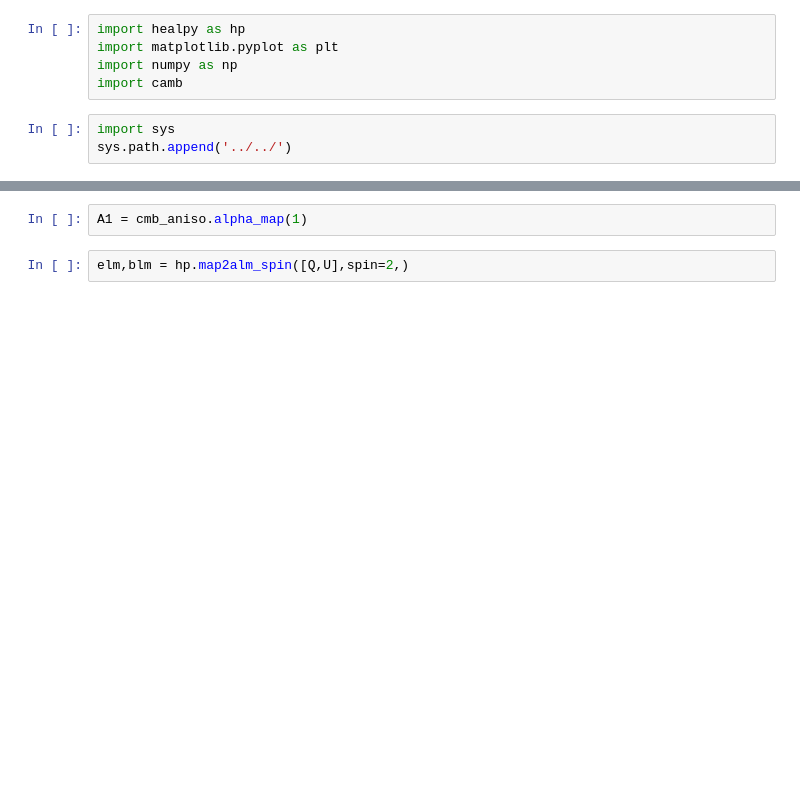
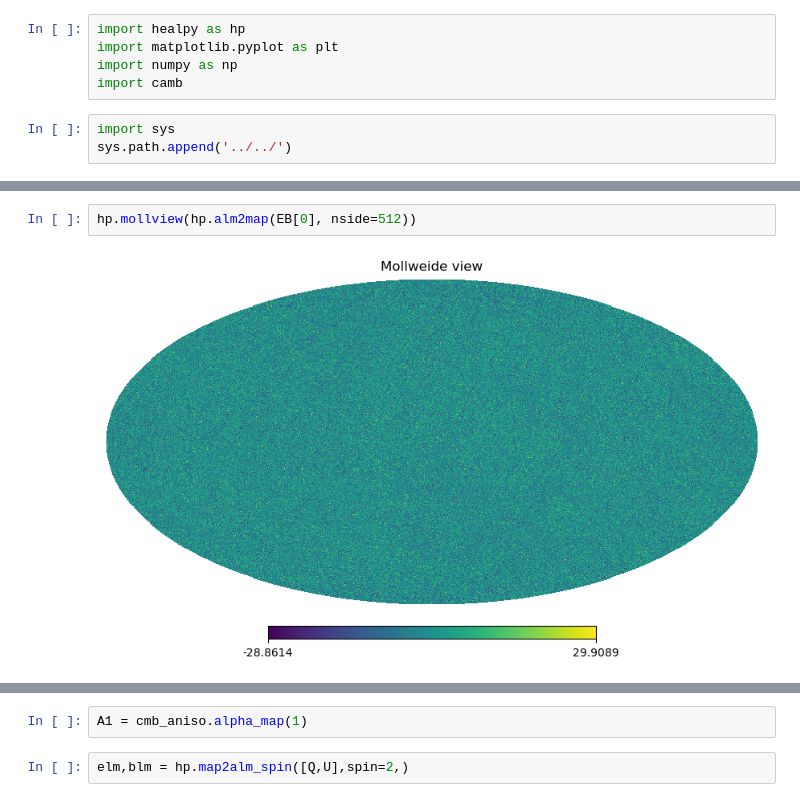
Before and after one commit to antolonappan/cobi, a Jupyter notebook: examples/simulations/aniso.ipynb, the cells around one changed output, grey strips where cells are left out. Drawn from its saved outputs; the diff is of its cells as text; blank space fills up the shorter version.

```diff
--- a/examples/simulations/aniso.ipynb
+++ b/examples/simulations/aniso.ipynb
@@ -20,0 +58,4 @@ Q1, U1 = cmb_aniso.get_cb_lensed_QU(1)
+# %%
+hp.mollview(hp.alm2map(EB[0], nside=512))
+# %% [output]
+[figure, added]
```
Also changed, not shown: parts of 10 cells of this notebook, 6 other files.
